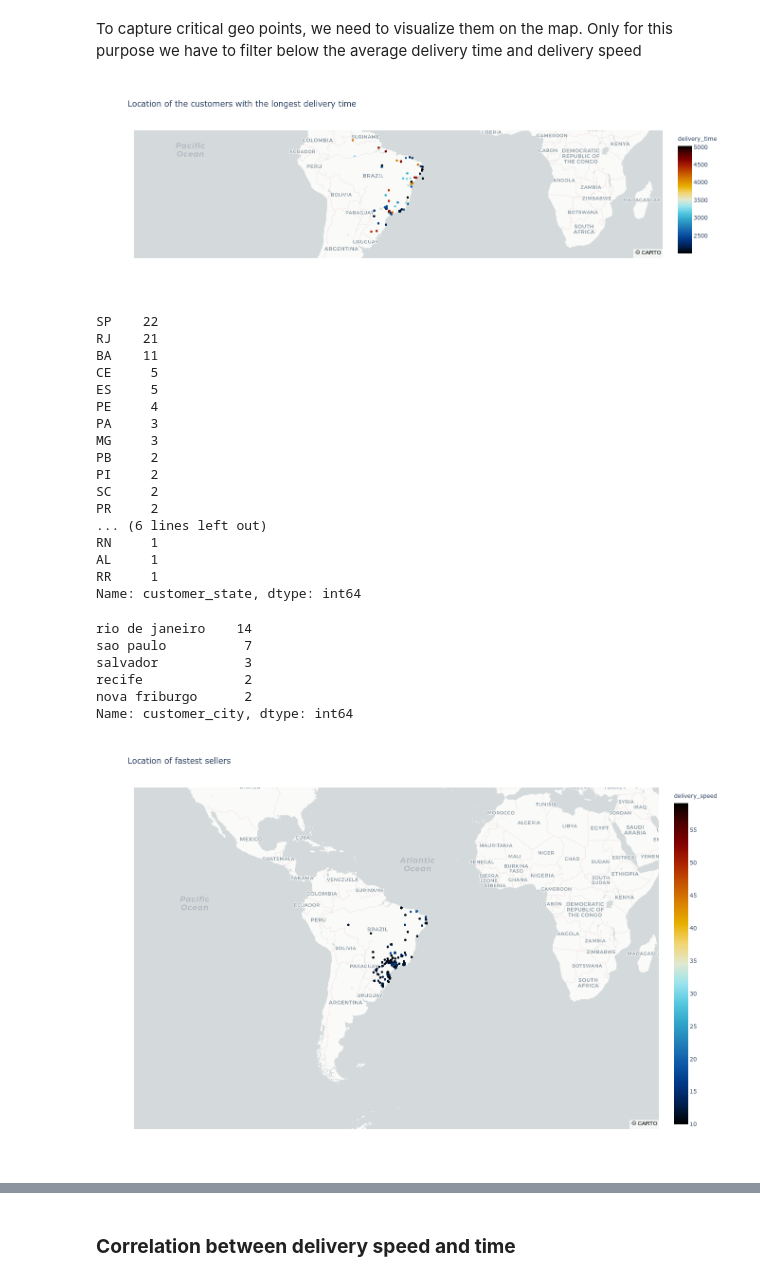
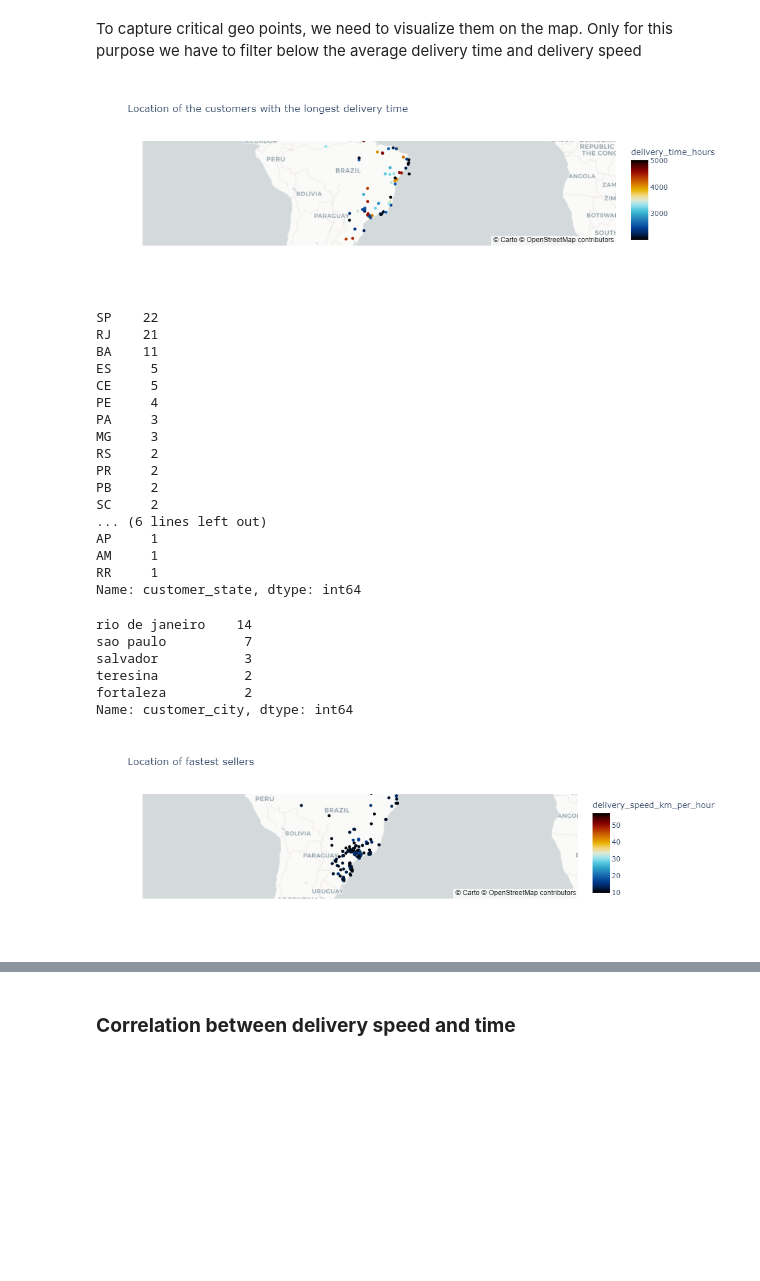
Before and after one commit to strateg17/SMART_DS_Academy_Prod1, a Jupyter notebook: Task_3/Task_3_Logistic_Part_2_EDA.ipynb, the cells around one changed output, grey strips where cells are left out. Cells and saved outputs as stored; diff of their text form; code cells hidden in the pictures; blank space fills up the shorter version.

```diff
--- a/Task_3/Task_3_Logistic_Part_2_EDA.ipynb
+++ b/Task_3/Task_3_Logistic_Part_2_EDA.ipynb
@@ -119,57 +144,57 @@ mean_del_speed = data_all_agg.delivery_speed.mean()
 # %%
 # Visualize the longest delivery time for customers
-fig = px.scatter_mapbox(data_all_agg[data_all_agg.delivery_time > 2000],
+fig = px.scatter_mapbox(data_all_agg[data_all_agg.delivery_time_hours > 2000],
                         lat="customer_lat",
                         lon="customer_lng",
-                        color="delivery_time",
-                        color_continuous_scale=px.colors.cyclical.IceFire, size_max=15, zoom=2,
+                        color="delivery_time_hours",
+                        color_continuous_scale=px.colors.cyclical.IceFire, size_max=30, zoom=2,
                         mapbox_style="carto-positron",
                         title='Location of the customers with the longest delivery time')
 fig.show()
 # %% [output]
-[figure, old version]
+[figure, new version]
 # %%
 # Check regions with the slowest delivery to customers
-data_all_agg[data_all_agg.delivery_time > 2000]['customer_state'].value_counts()
+data_all_agg[data_all_agg.delivery_time_hours > 2000]['customer_state'].value_counts()
 # %% [output]
 SP    22
 RJ    21
 BA    11
+ES     5
 CE     5
-ES     5
 PE     4
 PA     3
 MG     3
+RS     2
+PR     2
 PB     2
-PI     2
 SC     2
-PR     2
 ... (6 lines left out)
-RN     1
-AL     1
+AP     1
+AM     1
 RR     1
 Name: customer_state, dtype: int64
 # %%
 # Check regions with the slowest delivery to customers
-data_all_agg[data_all_agg.delivery_time > 2000]['customer_city'].value_counts()[:5]
+data_all_agg[data_all_agg.delivery_time_hours > 2000]['customer_city'].value_counts()[:5]
 # %% [output]
 rio de janeiro    14
 sao paulo          7
 salvador           3
-recife             2
-nova friburgo      2
+teresina           2
+fortaleza          2
 Name: customer_city, dtype: int64
 # %%
 # Visualize the fastest sellers
-fig = px.scatter_mapbox(data_all_agg[data_all_agg.delivery_speed > 10],
+fig = px.scatter_mapbox(data_all_agg[data_all_agg.delivery_speed_km_per_hour > 10],
                         lat="seller_lat",
                         lon="seller_lng",
-                        color="delivery_speed",
+                        color="delivery_speed_km_per_hour",
                         color_continuous_scale=px.colors.cyclical.IceFire, size_max=15, zoom=2,
                         mapbox_style="carto-positron",
                         title='Location of fastest sellers')
 fig.show()
 # %% [output]
-[figure, old version]
+[figure, new version]
 # %%
 # Check region with the fastest sellers
```
Also changed, not shown: parts of 14 cells of this notebook, 23 other files.
